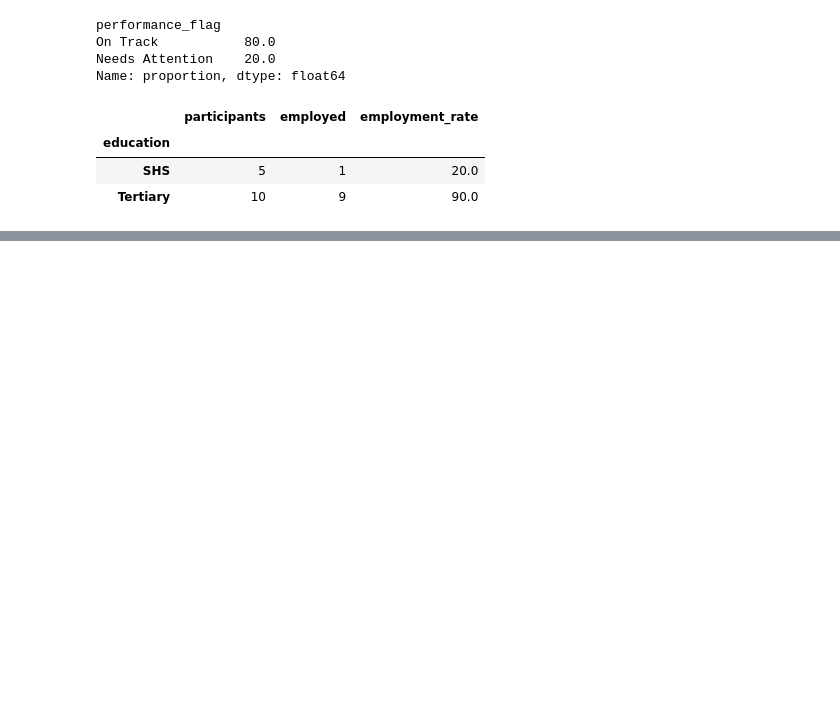
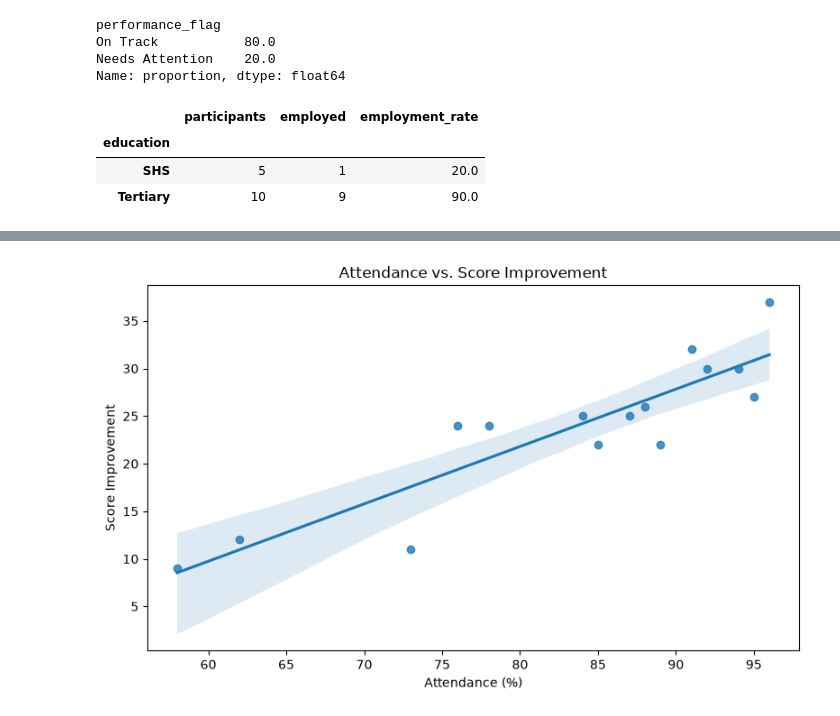
Before and after one commit to Lengman07/youth-skills-data-insights, a Jupyter notebook: notebooks/analysis.ipynb, the cells around one changed output, grey strips where cells are left out. Saved outputs shown, nothing was run; the diff lists cells and outputs as text; code cells hidden in the pictures; blank space fills up the shorter version.

```diff
--- a/notebooks/analysis.ipynb
+++ b/notebooks/analysis.ipynb
@@ -347,0 +471,19 @@ employment_by_education
+# %%
+# Examine the relationship between attendance and learning improvement
+
+plt.figure(figsize=(8, 5))
+
+sns.regplot(
+    data=df,
+    x="attendance_pct",
+    y="score_improvement"
+)
+
+plt.title("Attendance vs. Score Improvement")
+plt.xlabel("Attendance (%)")
+plt.ylabel("Score Improvement")
+
+plt.tight_layout()
+plt.show()
+# %% [output]
+[figure, added]
```
Also changed, not shown: parts of 20 cells of this notebook, 4 other files.
